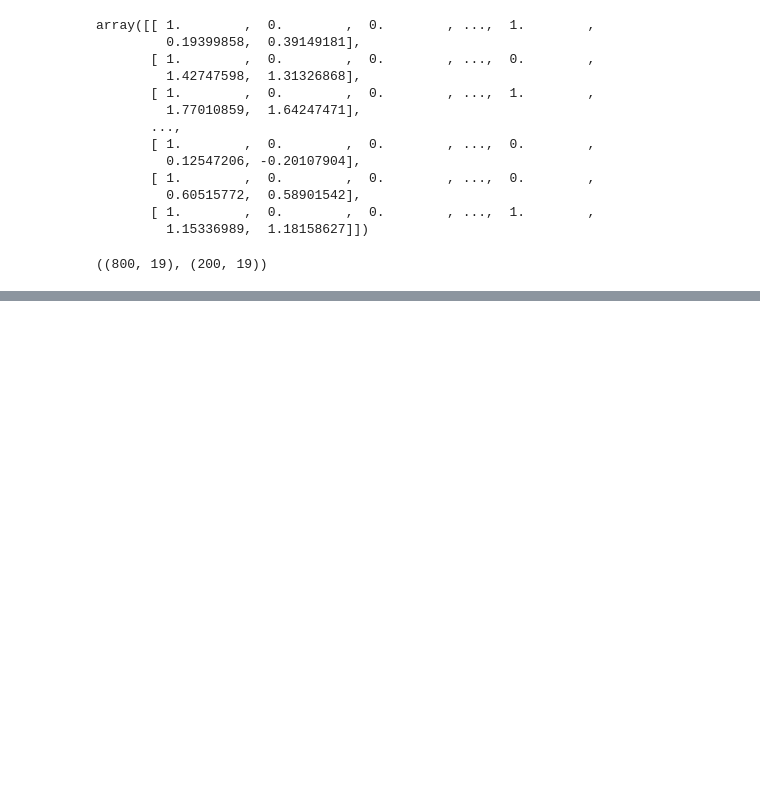
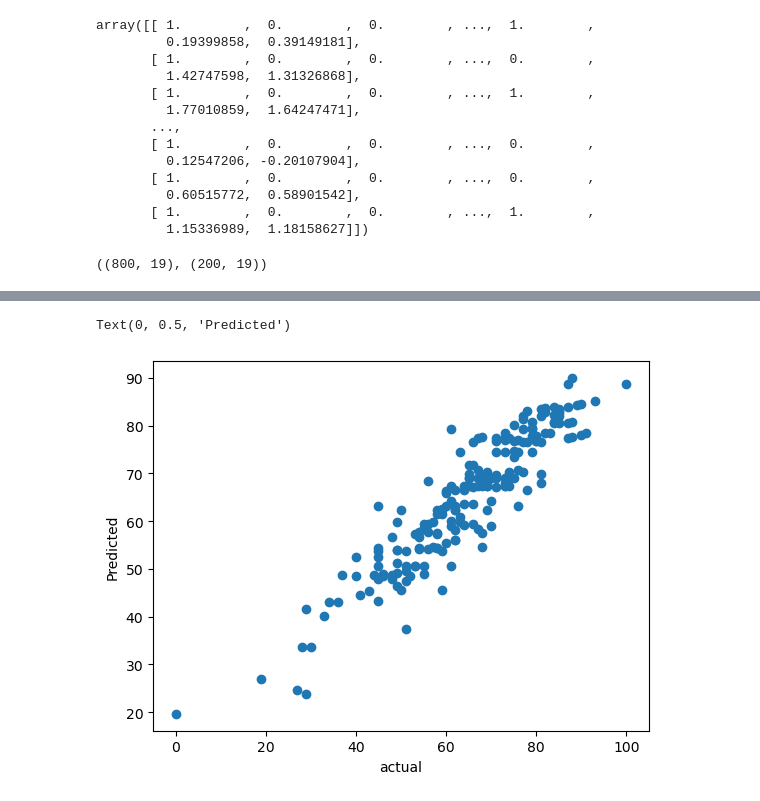
Before and after one commit to jonahuche12/endmlproject, a Jupyter notebook: data/MODEL_training.ipynb, the cells around one changed output, grey strips where cells are left out. Drawn from its saved outputs; the diff is of its cells as text; code cells hidden in the pictures; blank space fills up the shorter version.

```diff
--- a/data/MODEL_training.ipynb
+++ b/data/MODEL_training.ipynb
@@ -135,0 +204,7 @@ for i in range(len(list(models))):
+# %%
+plt.scatter(y_test,y_test_pred)
+plt.xlabel("actual")
+plt.ylabel('Predicted')
+# %% [output]
+Text(0, 0.5, 'Predicted')
+[figure, added]
```
Also changed, not shown: parts of 2 cells of this notebook, 7 other files.
